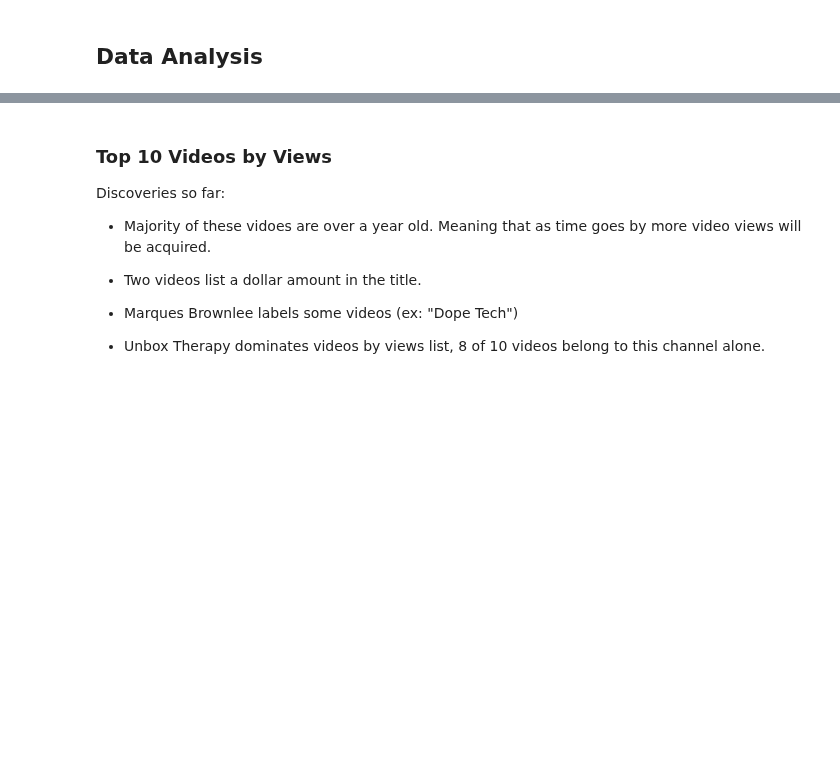
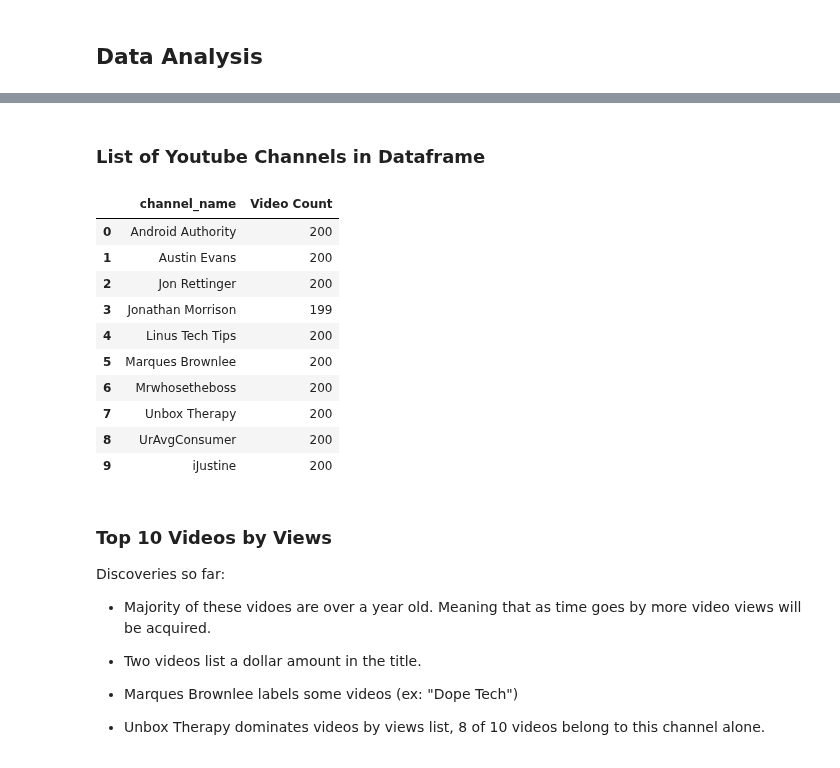
Before and after one commit to drusho/blog, a Jupyter notebook: _notebooks/2021-07-17-webscrapping-youtube.ipynb, the cells around one changed output, grey strips where cells are left out. Saved outputs shown, nothing was run; the diff lists cells and outputs as text; code cells hidden in the pictures; blank space fills up the shorter version.

```diff
--- a/_notebooks/2021-07-17-webscrapping-youtube.ipynb
+++ b/_notebooks/2021-07-17-webscrapping-youtube.ipynb
@@ -139,3 +135,21 @@ merged.head(3)
+# %% [markdown]
+### List of Youtube Channels in Dataframe
+# %%
+#collapse
+# List of Video Channels
+merged.groupby('channel_name')['channel_name'].count().to_frame(name='Video Count').reset_index()
+# %% [output]
+|  | channel_name | Video Count |
+| 0 | Android Authority | 200 |
+| 1 | Austin Evans | 200 |
+| 2 | Jon Rettinger | 200 |
+| 3 | Jonathan Morrison | 199 |
+| 4 | Linus Tech Tips | 200 |
+| 5 | Marques Brownlee | 200 |
+| 6 | Mrwhosetheboss | 200 |
+| 7 | Unbox Therapy | 200 |
+| 8 | UrAvgConsumer | 200 |
+| 9 | iJustine | 200 |
 # %% [markdown]
 ### Top 10 Videos by Views
 
```
Also changed, not shown: parts of 15 cells of this notebook.
